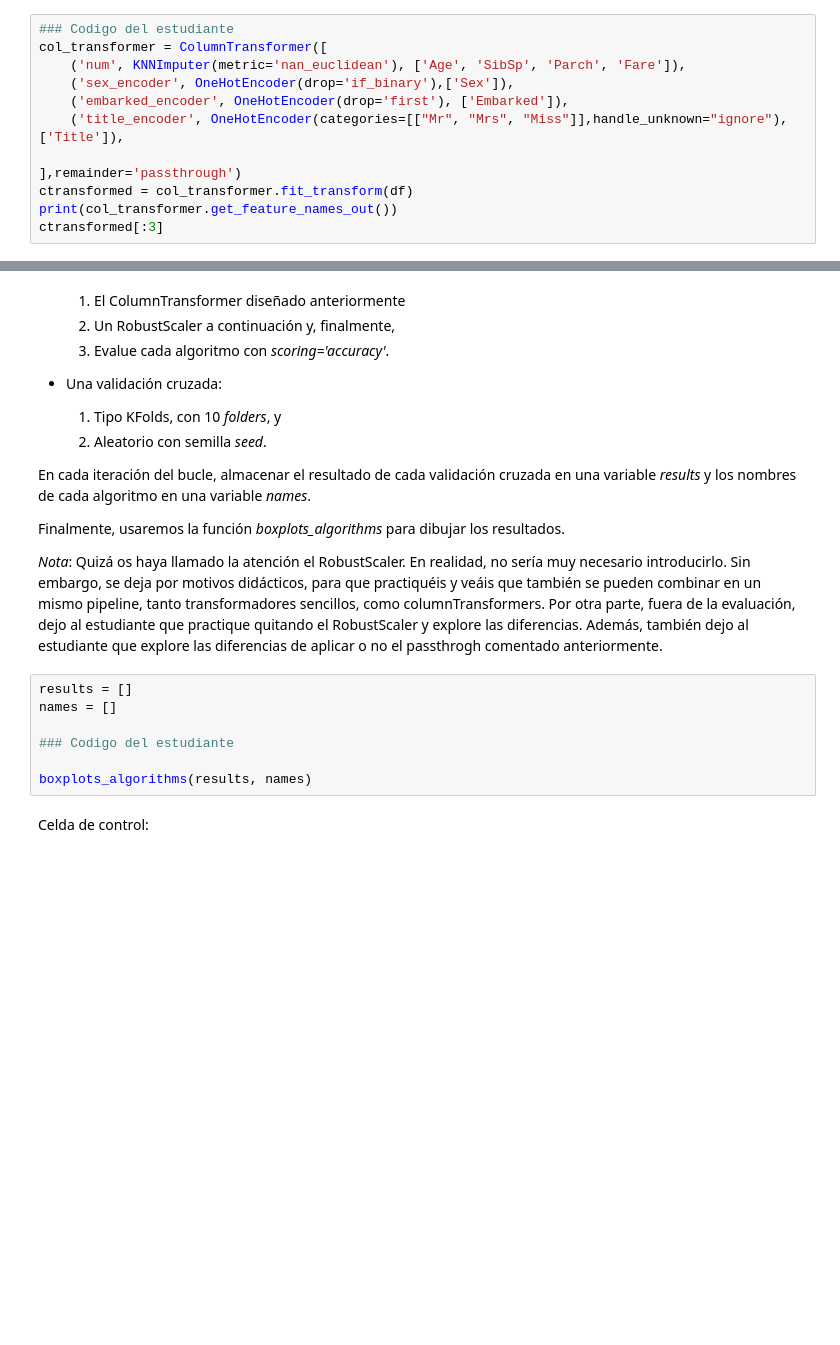
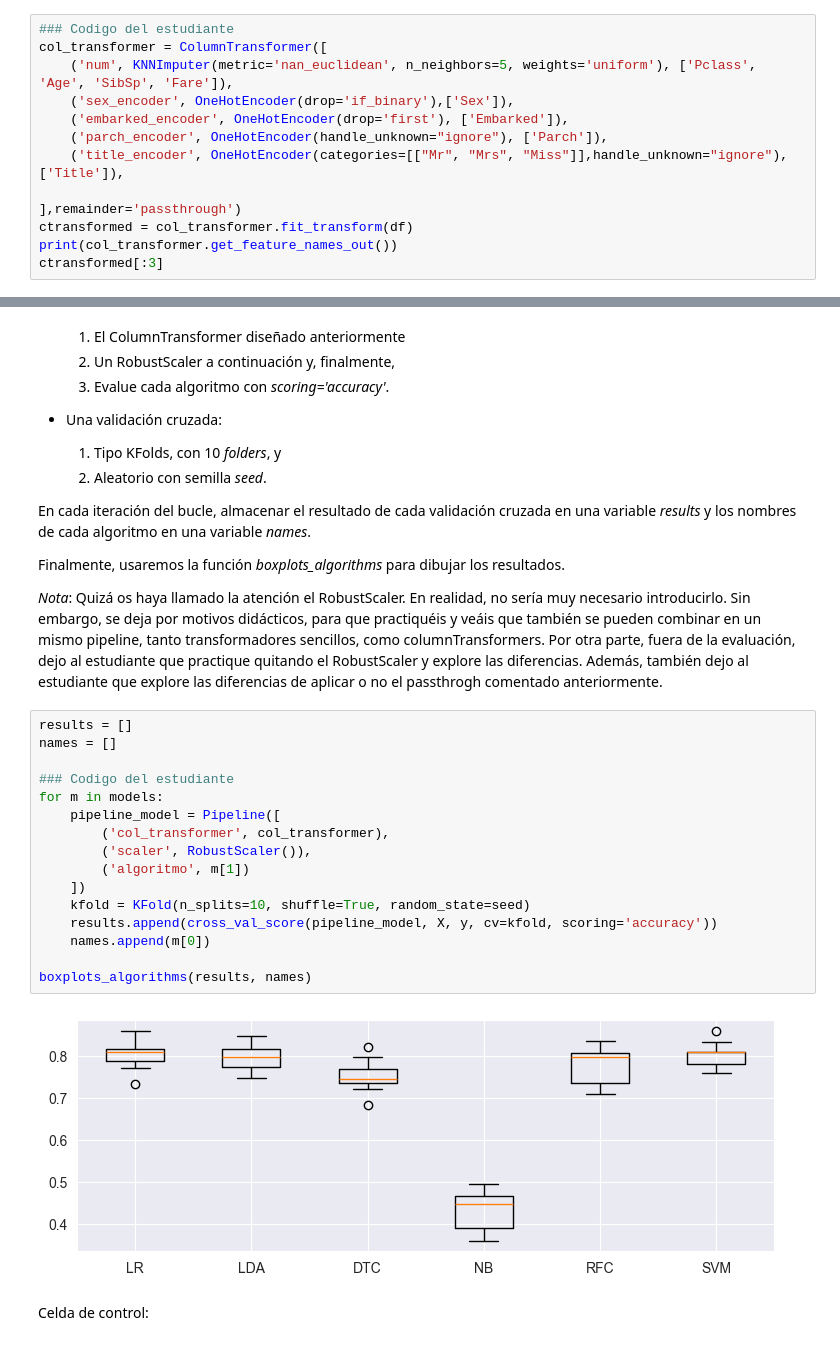
Before and after one commit to PabloPaezSheridan/Practicing-ML-Models, a Jupyter notebook: Solution/ejercicio1_pabloPaez.ipynb, the cells around one changed output, grey strips where cells are left out. Saved outputs shown, nothing was run; the diff lists cells and outputs as text; blank space fills up the shorter version.

```diff
--- a/Solution/ejercicio1_pabloPaez.ipynb
+++ b/Solution/ejercicio1_pabloPaez.ipynb
@@ -147,9 +145,10 @@ _Nota_: Para que la celda de control no falle, es importante poner en orden tant
 # %%
 ### Codigo del estudiante
 col_transformer = ColumnTransformer([
-    ('num', KNNImputer(metric='nan_euclidean'), ['Age', 'SibSp', 'Parch', 'Fare']),
+    ('num', KNNImputer(metric='nan_euclidean', n_neighbors=5, weights='uniform'), ['Pclass', 'Age', 'SibSp', 'Fare']),
     ('sex_encoder', OneHotEncoder(drop='if_binary'),['Sex']),
     ('embarked_encoder', OneHotEncoder(drop='first'), ['Embarked']),
+    ('parch_encoder', OneHotEncoder(handle_unknown="ignore"), ['Parch']),
     ('title_encoder', OneHotEncoder(categories=[["Mr", "Mrs", "Miss"]],handle_unknown="ignore"), ['Title']),
 
 ],remainder='passthrough')
@@ -215,13 +223,24 @@ En cada iteración del bucle, almacenar el resultado de cada validación cruzada
 Finalmente, usaremos la función *boxplots_algorithms* para dibujar los resultados.
 
 *Nota*: Quizá os haya llamado la atención el RobustScaler. En realidad, no sería muy necesario introducirlo. Sin embargo, se deja por motivos didácticos, para que practiquéis y veáis que también se pueden combinar en un mismo pipeline, tanto transformadores sencillos, como columnTransformers. Por otra parte, fuera de la evaluación, dejo al estudiante que practique quitando el RobustScaler y explore las diferencias. Además, también dejo al estudiante que explore las diferencias de aplicar o no el passthrogh comentado anteriormente.
-# %%
-results = []
-names = []
-
-### Codigo del estudiante
-
-boxplots_algorithms(results, names)
+# %%
+results = []
+names = []
+
+### Codigo del estudiante
+for m in models:
+    pipeline_model = Pipeline([
+        ('col_transformer', col_transformer),
+        ('scaler', RobustScaler()),
+        ('algoritmo', m[1])
+    ])
+    kfold = KFold(n_splits=10, shuffle=True, random_state=seed)
+    results.append(cross_val_score(pipeline_model, X, y, cv=kfold, scoring='accuracy'))
+    names.append(m[0])
+
+boxplots_algorithms(results, names)
+# %% [output]
+[figure, added]
 # %% [markdown]
 Celda de control:
 # %%
```
Also changed, not shown: parts of 6 cells of this notebook.
